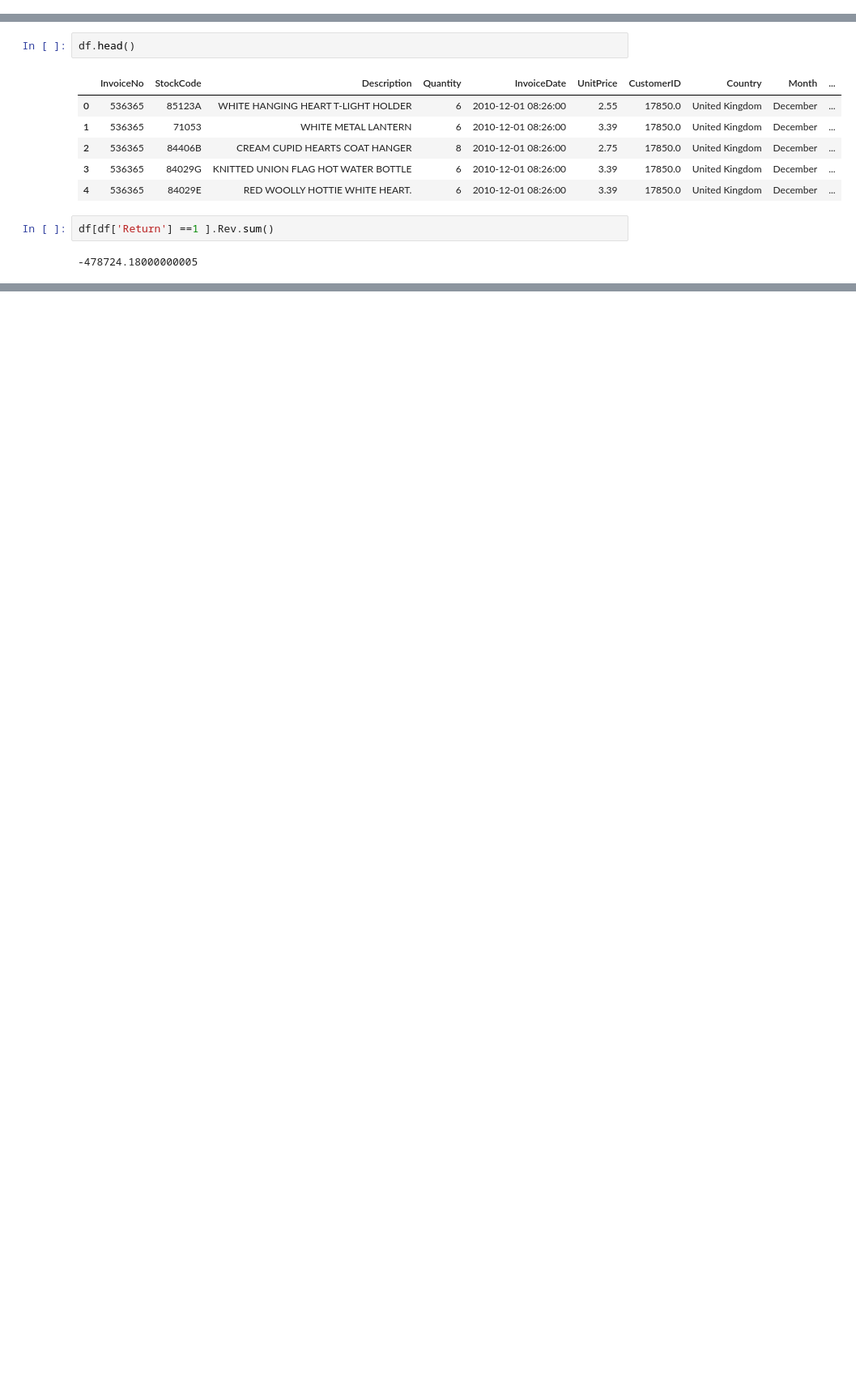
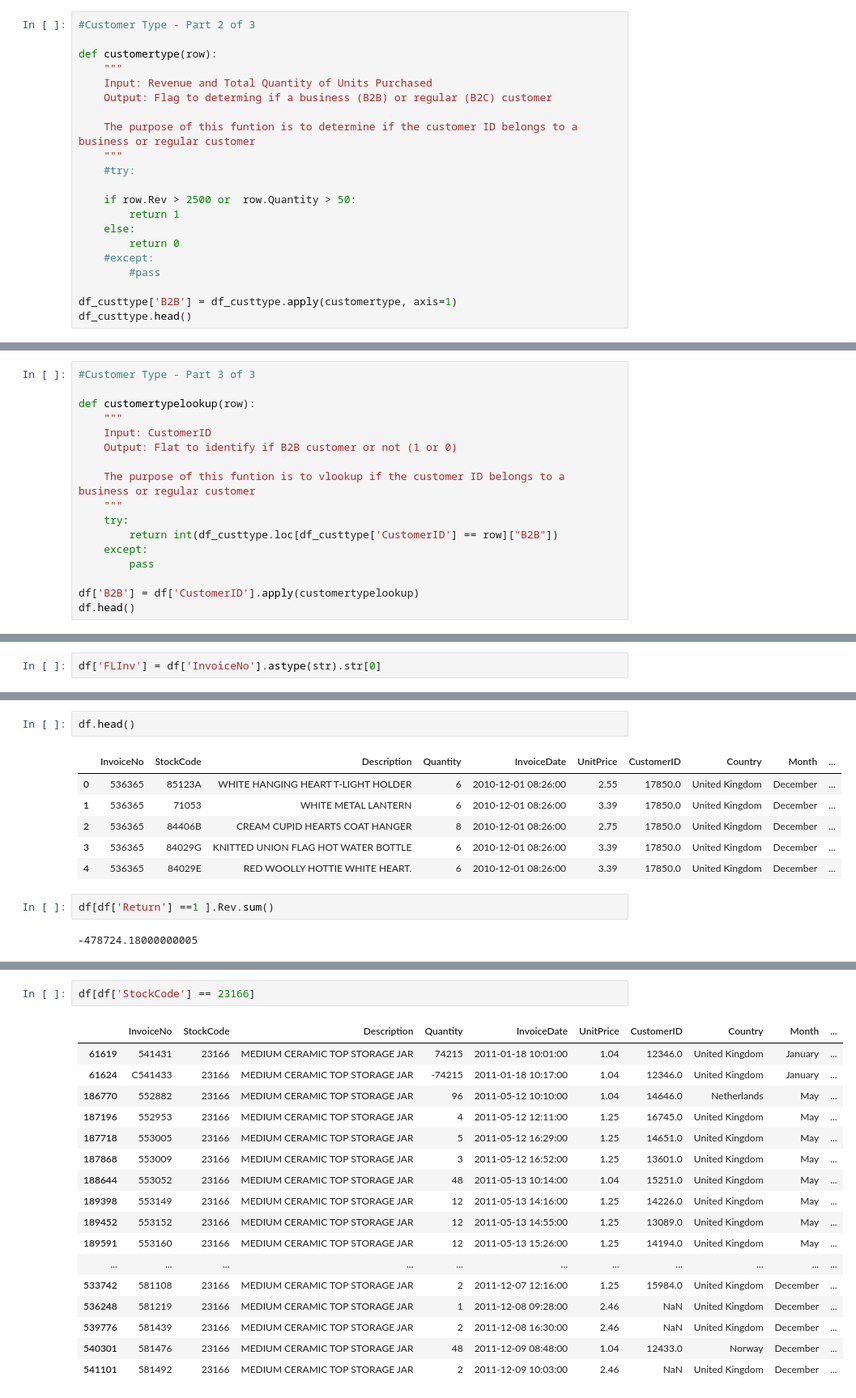
Before and after one commit to tristar82/Project-Week-8-Final-Project, a Jupyter notebook: your-project/Code/X_returns_deep_dive.ipynb, the cells around one changed output, grey strips where cells are left out. Shown at 81% size. Cells and saved outputs as stored; diff of their text form; blank space fills up the shorter version.

```diff
--- a/your-project/Code/X_returns_deep_dive.ipynb
+++ b/your-project/Code/X_returns_deep_dive.ipynb
@@ -145,0 +192,21 @@ df[(df['CustomerID'].isnull() &  (df.Return == 1) & (df.Month == 'June') )].Rev.
+# %%
+#Customer Type - Part 2 of 3
+
+def customertype(row):
+    """
+    Input: Revenue and Total Quantity of Units Purchased
+    Output: Flag to determing if a business (B2B) or regular (B2C) customer
+
+    The purpose of this funtion is to determine if the customer ID belongs to a business or regular customer
+    """
+    #try:
+
+    if row.Rev > 2500 or  row.Quantity > 50:
+        return 1
+    else:
+        return 0
+    #except:
+        #pass
+
+df_custtype['B2B'] = df_custtype.apply(customertype, axis=1)
+df_custtype.head()
@@ -145,0 +220,17 @@ df[(df['CustomerID'].isnull() &  (df.Return == 1) & (df.Month == 'June') )].Rev.
+# %%
+#Customer Type - Part 3 of 3
+
+def customertypelookup(row):
+    """
+    Input: CustomerID
+    Output: Flat to identify if B2B customer or not (1 or 0)
+
+    The purpose of this funtion is to vlookup if the customer ID belongs to a business or regular customer
+    """
+    try:
+        return int(df_custtype.loc[df_custtype['CustomerID'] == row]["B2B"])
+    except:
+        pass
+
+df['B2B'] = df['CustomerID'].apply(customertypelookup)
+df.head()
@@ -145,0 +309,2 @@ df[(df['CustomerID'].isnull() &  (df.Return == 1) & (df.Month == 'June') )].Rev.
+# %%
+df['FLInv'] = df['InvoiceNo'].astype(str).str[0]
@@ -346,0 +708,20 @@ df[df['Return'] ==1 ].Rev.sum()
+# %%
+df[df['StockCode'] == 23166]
+# %% [output]
+|  | InvoiceNo | StockCode | Description | Quantity | InvoiceDate | UnitPrice | CustomerID | Country | Month | ... |
+| 61619 | 541431 | 23166 | MEDIUM CERAMIC TOP STORAGE JAR | 74215 | 2011-01-18 10:01:00 | 1.04 | 12346.0 | United Kingdom | January | ... |
+| 61624 | C541433 | 23166 | MEDIUM CERAMIC TOP STORAGE JAR | -74215 | 2011-01-18 10:17:00 | 1.04 | 12346.0 | United Kingdom | January | ... |
+| 186770 | 552882 | 23166 | MEDIUM CERAMIC TOP STORAGE JAR | 96 | 2011-05-12 10:10:00 | 1.04 | 14646.0 | Netherlands | May | ... |
+| 187196 | 552953 | 23166 | MEDIUM CERAMIC TOP STORAGE JAR | 4 | 2011-05-12 12:11:00 | 1.25 | 16745.0 | United Kingdom | May | ... |
+| 187718 | 553005 | 23166 | MEDIUM CERAMIC TOP STORAGE JAR | 5 | 2011-05-12 16:29:00 | 1.25 | 14651.0 | United Kingdom | May | ... |
+| 187868 | 553009 | 23166 | MEDIUM CERAMIC TOP STORAGE JAR | 3 | 2011-05-12 16:52:00 | 1.25 | 13601.0 | United Kingdom | May | ... |
+| 188644 | 553052 | 23166 | MEDIUM CERAMIC TOP STORAGE JAR | 48 | 2011-05-13 10:14:00 | 1.04 | 15251.0 | United Kingdom | May | ... |
+| 189398 | 553149 | 23166 | MEDIUM CERAMIC TOP STORAGE JAR | 12 | 2011-05-13 14:16:00 | 1.25 | 14226.0 | United Kingdom | May | ... |
+| 189452 | 553152 | 23166 | MEDIUM CERAMIC TOP STORAGE JAR | 12 | 2011-05-13 14:55:00 | 1.25 | 13089.0 | United Kingdom | May | ... |
+| 189591 | 553160 | 23166 | MEDIUM CERAMIC TOP STORAGE JAR | 12 | 2011-05-13 15:26:00 | 1.25 | 14194.0 | United Kingdom | May | ... |
+| ... | ... | ... | ... | ... | ... | ... | ... | ... | ... | ... |
+| 533742 | 581108 | 23166 | MEDIUM CERAMIC TOP STORAGE JAR | 2 | 2011-12-07 12:16:00 | 1.25 | 15984.0 | United Kingdom | December | ... |
+| 536248 | 581219 | 23166 | MEDIUM CERAMIC TOP STORAGE JAR | 1 | 2011-12-08 09:28:00 | 2.46 | NaN | United Kingdom | December | ... |
+| 539776 | 581439 | 23166 | MEDIUM CERAMIC TOP STORAGE JAR | 2 | 2011-12-08 16:30:00 | 2.46 | NaN | United Kingdom | December | ... |
+| 540301 | 581476 | 23166 | MEDIUM CERAMIC TOP STORAGE JAR | 48 | 2011-12-09 08:48:00 | 1.04 | 12433.0 | Norway | December | ... |
+| 541101 | 581492 | 23166 | MEDIUM CERAMIC TOP STORAGE JAR | 2 | 2011-12-09 10:03:00 | 2.46 | NaN | United Kingdom | December | ... |
```
Also changed, not shown: parts of 74 cells of this notebook, 8 other files.
